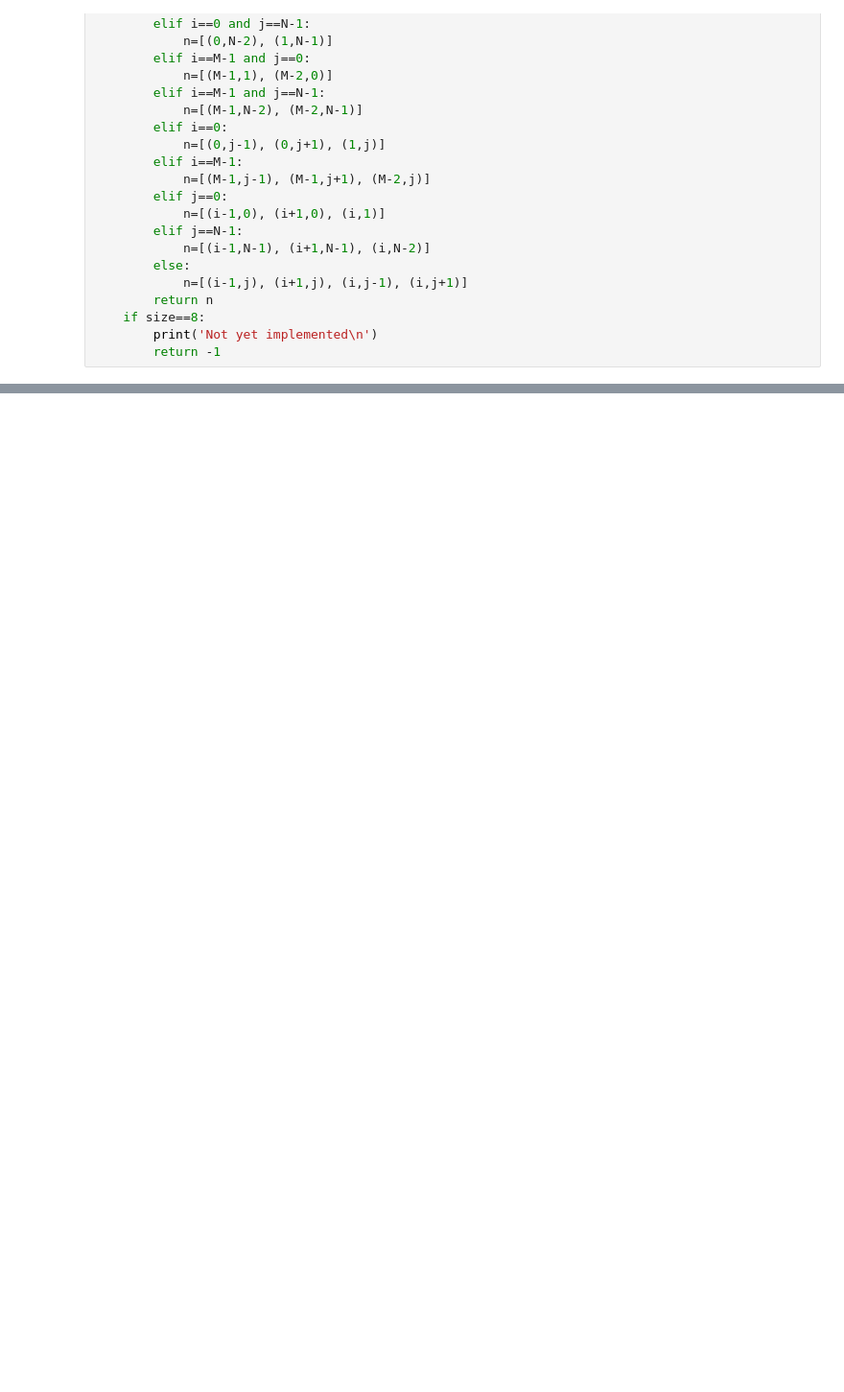
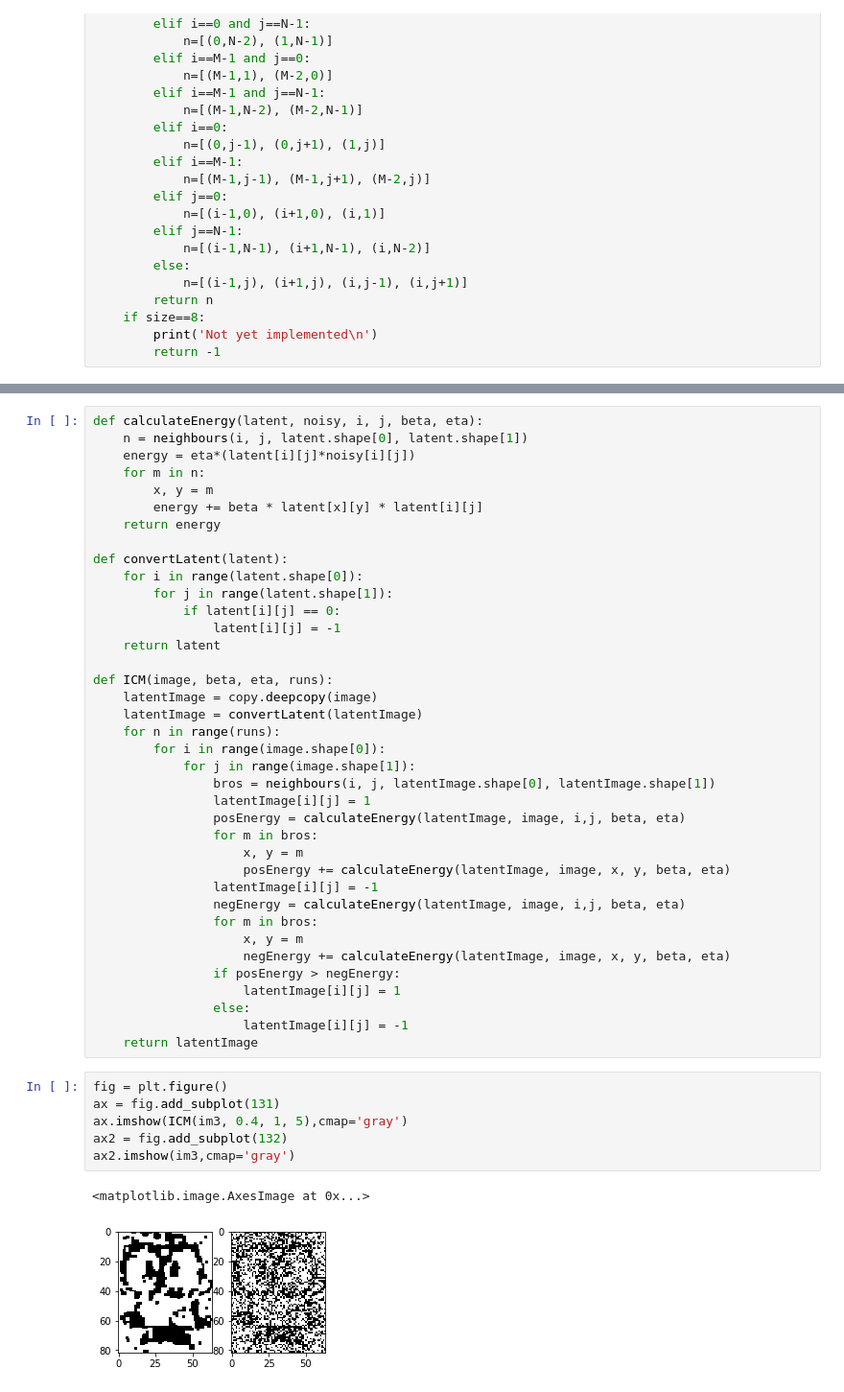
Before and after one commit to MilkyLatte/cw2ML, a Jupyter notebook: ML2.ipynb, the cells around one changed output, grey strips where cells are left out. Shown at 96% size. Drawn from its saved outputs; the diff is of its cells as text; blank space fills up the shorter version.

```diff
--- a/ML2.ipynb
+++ b/ML2.ipynb
@@ -143,0 +82,47 @@ ICM(im2)
+# %%
+def calculateEnergy(latent, noisy, i, j, beta, eta):
+    n = neighbours(i, j, latent.shape[0], latent.shape[1])
+    energy = eta*(latent[i][j]*noisy[i][j])
+    for m in n:
+        x, y = m
+        energy += beta * latent[x][y] * latent[i][j]
+    return energy
+
+def convertLatent(latent):
+    for i in range(latent.shape[0]):
+        for j in range(latent.shape[1]):
+            if latent[i][j] == 0:
+                latent[i][j] = -1
+    return latent
+
+def ICM(image, beta, eta, runs):
+    latentImage = copy.deepcopy(image)
+    latentImage = convertLatent(latentImage)
+    for n in range(runs):
+        for i in range(image.shape[0]):
+            for j in range(image.shape[1]):
+                bros = neighbours(i, j, latentImage.shape[0], latentImage.shape[1])
+                latentImage[i][j] = 1
+                posEnergy = calculateEnergy(latentImage, image, i,j, beta, eta)
+                for m in bros:
+                    x, y = m
+                    posEnergy += calculateEnergy(latentImage, image, x, y, beta, eta)
+                latentImage[i][j] = -1
+                negEnergy = calculateEnergy(latentImage, image, i,j, beta, eta)
+                for m in bros:
+                    x, y = m
+                    negEnergy += calculateEnergy(latentImage, image, x, y, beta, eta)
+                if posEnergy > negEnergy:
+                    latentImage[i][j] = 1
+                else:
+                    latentImage[i][j] = -1
+    return latentImage
+# %%
+fig = plt.figure()
+ax = fig.add_subplot(131)
+ax.imshow(ICM(im3, 0.4, 1, 5),cmap='gray')
+ax2 = fig.add_subplot(132)
+ax2.imshow(im3,cmap='gray')
+# %% [output]
+<matplotlib.image.AxesImage at 0x...>
+[figure, added]
```
Also changed, not shown: parts of 5 cells of this notebook.
